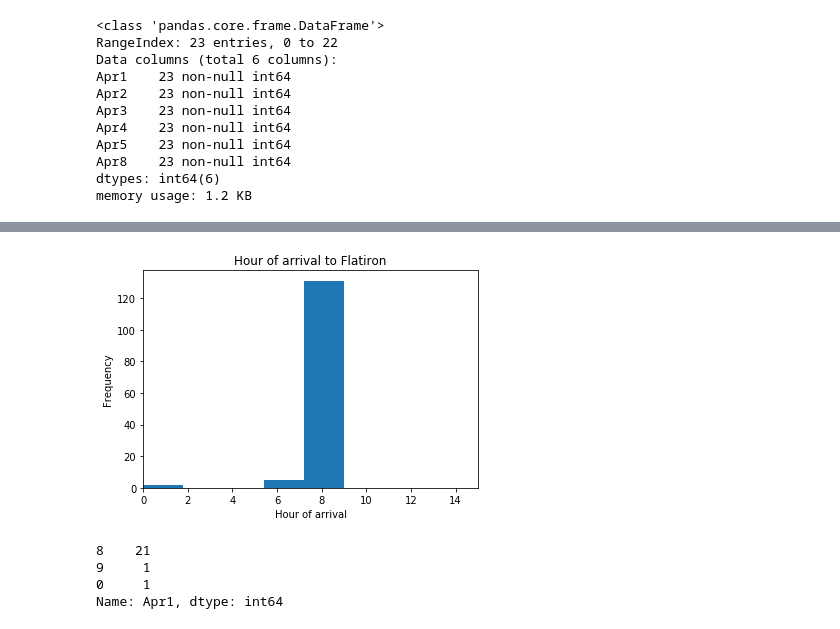
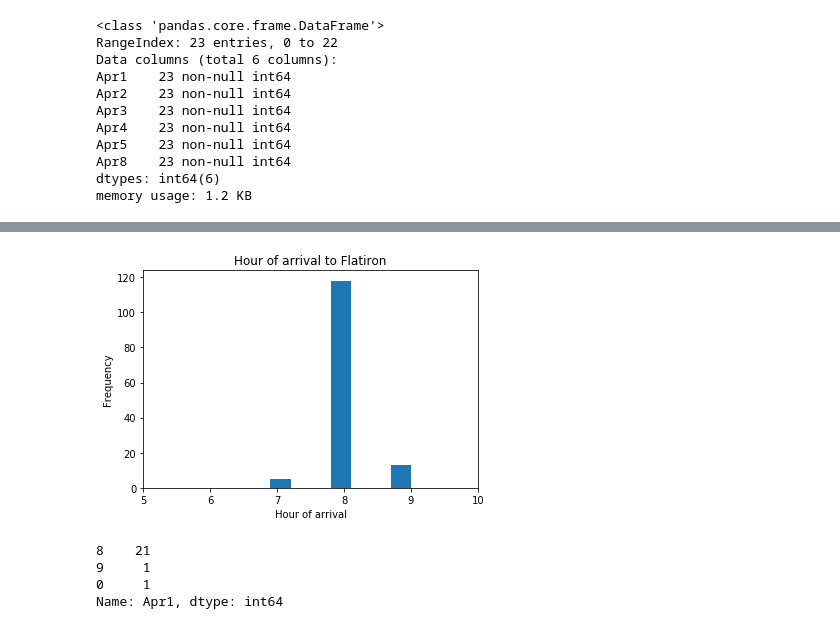
Before and after one commit to AnnaLara/ds-challenge-05_seattle-ds-career-040119, a Jupyter notebook: ds-challenge-05_seattle-ds-career-040119.ipynb, the cells around one changed output, grey strips where cells are left out. Saved outputs shown, nothing was run; the diff lists cells and outputs as text; code cells hidden in the pictures.

Commit message:
Modify histogram arguments

```diff
--- a/ds-challenge-05_seattle-ds-career-040119.ipynb
+++ b/ds-challenge-05_seattle-ds-career-040119.ipynb
@@ -136,15 +134,15 @@ all_values
 # %%
 %matplotlib inline
 import matplotlib.pyplot as plt
 
-plt.hist(all_values, bins=5)
+plt.hist(all_values, bins=30)
 plt.xlabel('Hour of arrival');
 plt.ylabel('Frequency');
-plt.xlim(0, 15);
+plt.xlim(5, 10);
 plt.title('Hour of arrival to Flatiron')
 plt.show()
 # %% [output]
-[figure, old version]
+[figure, new version]
 # %%
 apr1_attendance = hour_df['Apr1'].value_counts()
 # %%
```
Also changed, not shown: parts of 2 cells of this notebook.
